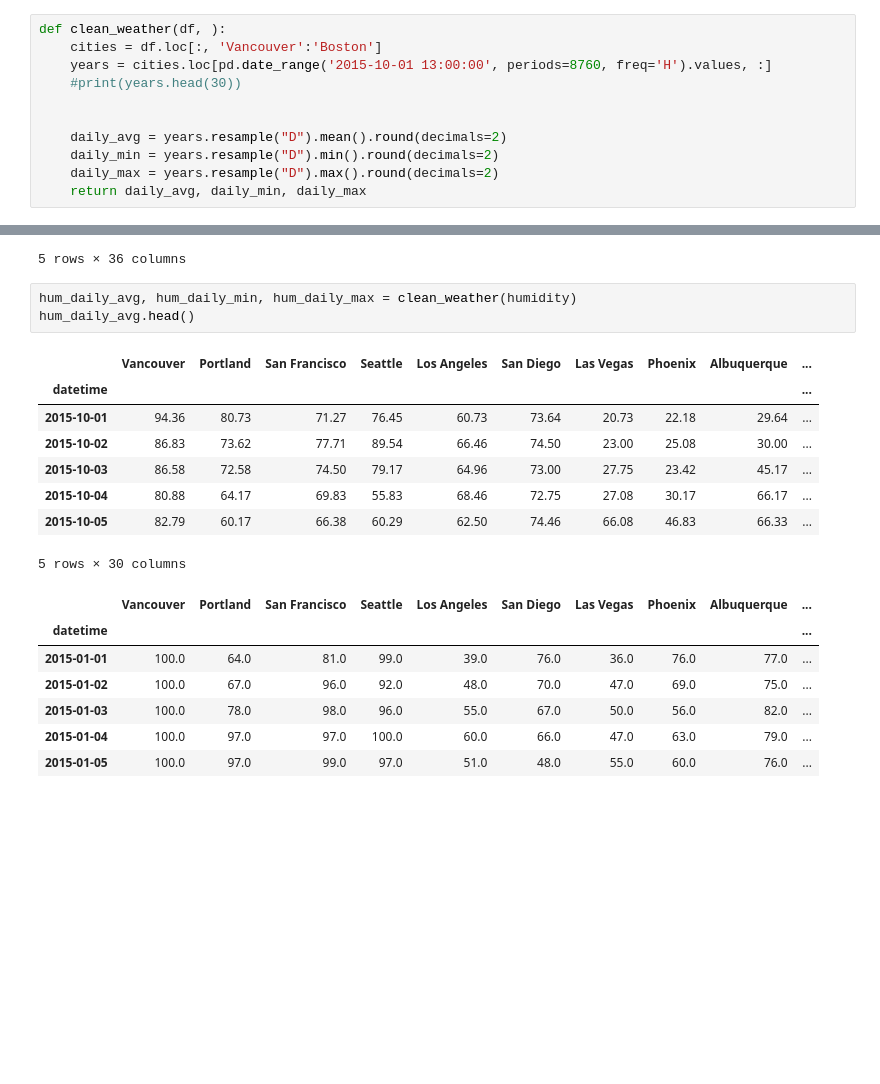
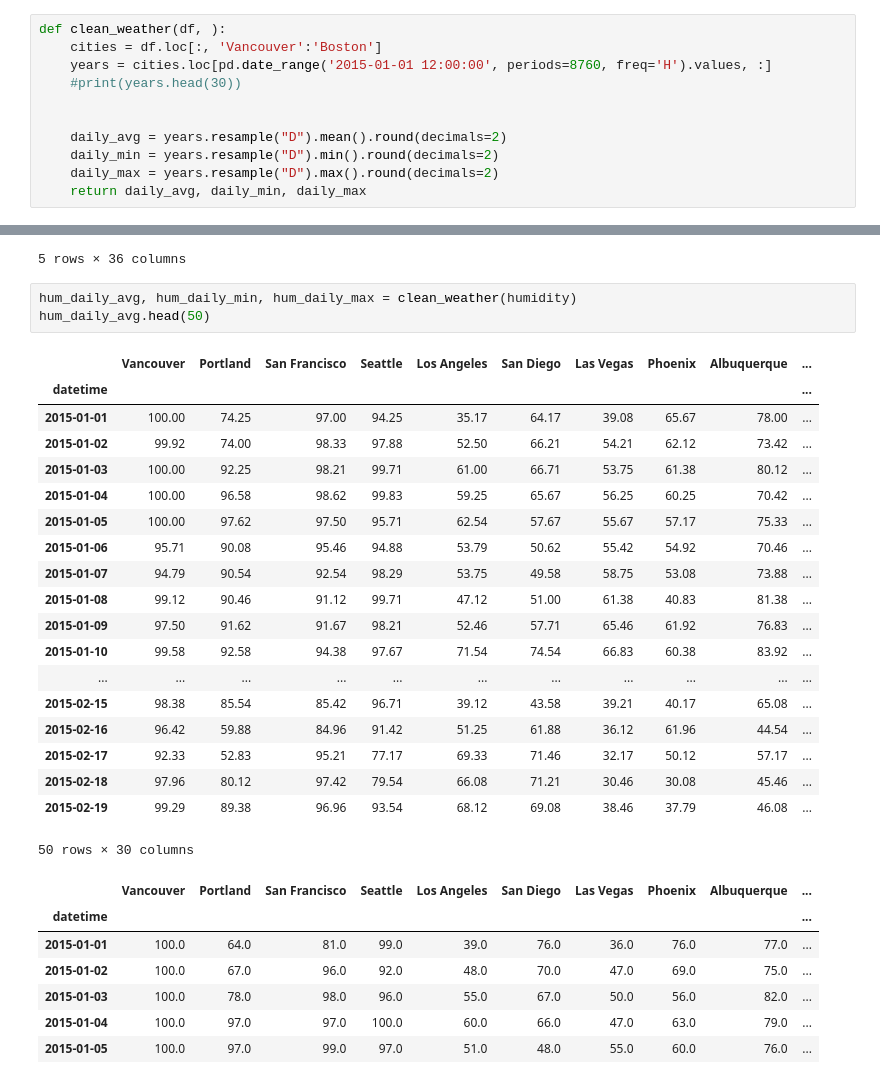
Before and after one commit to totopi/Travel-Informers, a Jupyter notebook: data_engineering.ipynb, the cells around one changed output, grey strips where cells are left out. Saved outputs shown, nothing was run; the diff lists cells and outputs as text; blank space fills up the shorter version.

Commit message:
csv now include whole year not just october

```diff
--- a/data_engineering.ipynb
+++ b/data_engineering.ipynb
@@ -109,7 +109,7 @@ temp_clean.resample("D").max().to_csv('historical-hourly-weather-data/daily_max_
 # %%
 def clean_weather(df, ):
     cities = df.loc[:, 'Vancouver':'Boston']
-    years = cities.loc[pd.date_range('2015-10-01 13:00:00', periods=8760, freq='H').values, :]
+    years = cities.loc[pd.date_range('2015-01-01 12:00:00', periods=8760, freq='H').values, :]
     #print(years.head(30))
 
 
@@ -131,16 +131,27 @@ humidity.head()
 5 rows × 36 columns
 # %%
 hum_daily_avg, hum_daily_min, hum_daily_max = clean_weather(humidity)
-hum_daily_avg.head()
+hum_daily_avg.head(50)
 # %% [output]
 |  | Vancouver | Portland | San Francisco | Seattle | Los Angeles | San Diego | Las Vegas | Phoenix | Albuquerque | ... |
 | datetime |  |  |  |  |  |  |  |  |  | ... |
-| 2015-10-01 | 94.36 | 80.73 | 71.27 | 76.45 | 60.73 | 73.64 | 20.73 | 22.18 | 29.64 | ... |
-| 2015-10-02 | 86.83 | 73.62 | 77.71 | 89.54 | 66.46 | 74.50 | 23.00 | 25.08 | 30.00 | ... |
-| 2015-10-03 | 86.58 | 72.58 | 74.50 | 79.17 | 64.96 | 73.00 | 27.75 | 23.42 | 45.17 | ... |
-| 2015-10-04 | 80.88 | 64.17 | 69.83 | 55.83 | 68.46 | 72.75 | 27.08 | 30.17 | 66.17 | ... |
-| 2015-10-05 | 82.79 | 60.17 | 66.38 | 60.29 | 62.50 | 74.46 | 66.08 | 46.83 | 66.33 | ... |
+| 2015-01-01 | 100.00 | 74.25 | 97.00 | 94.25 | 35.17 | 64.17 | 39.08 | 65.67 | 78.00 | ... |
+| 2015-01-02 | 99.92 | 74.00 | 98.33 | 97.88 | 52.50 | 66.21 | 54.21 | 62.12 | 73.42 | ... |
+| 2015-01-03 | 100.00 | 92.25 | 98.21 | 99.71 | 61.00 | 66.71 | 53.75 | 61.38 | 80.12 | ... |
+| 2015-01-04 | 100.00 | 96.58 | 98.62 | 99.83 | 59.25 | 65.67 | 56.25 | 60.25 | 70.42 | ... |
+| 2015-01-05 | 100.00 | 97.62 | 97.50 | 95.71 | 62.54 | 57.67 | 55.67 | 57.17 | 75.33 | ... |
+| 2015-01-06 | 95.71 | 90.08 | 95.46 | 94.88 | 53.79 | 50.62 | 55.42 | 54.92 | 70.46 | ... |
+| 2015-01-07 | 94.79 | 90.54 | 92.54 | 98.29 | 53.75 | 49.58 | 58.75 | 53.08 | 73.88 | ... |
+| 2015-01-08 | 99.12 | 90.46 | 91.12 | 99.71 | 47.12 | 51.00 | 61.38 | 40.83 | 81.38 | ... |
+| 2015-01-09 | 97.50 | 91.62 | 91.67 | 98.21 | 52.46 | 57.71 | 65.46 | 61.92 | 76.83 | ... |
+| 2015-01-10 | 99.58 | 92.58 | 94.38 | 97.67 | 71.54 | 74.54 | 66.83 | 60.38 | 83.92 | ... |
+| ... | ... | ... | ... | ... | ... | ... | ... | ... | ... | ... |
+| 2015-02-15 | 98.38 | 85.54 | 85.42 | 96.71 | 39.12 | 43.58 | 39.21 | 40.17 | 65.08 | ... |
+| 2015-02-16 | 96.42 | 59.88 | 84.96 | 91.42 | 51.25 | 61.88 | 36.12 | 61.96 | 44.54 | ... |
+| 2015-02-17 | 92.33 | 52.83 | 95.21 | 77.17 | 69.33 | 71.46 | 32.17 | 50.12 | 57.17 | ... |
+| 2015-02-18 | 97.96 | 80.12 | 97.42 | 79.54 | 66.08 | 71.21 | 30.46 | 30.08 | 45.46 | ... |
+| 2015-02-19 | 99.29 | 89.38 | 96.96 | 93.54 | 68.12 | 69.08 | 38.46 | 37.79 | 46.08 | ... |
-5 rows × 30 columns
+50 rows × 30 columns
 # %%
 # %% [output]
 |  | Vancouver | Portland | San Francisco | Seattle | Los Angeles | San Diego | Las Vegas | Phoenix | Albuquerque | ... |
```
Also changed, not shown: 7 other files.
